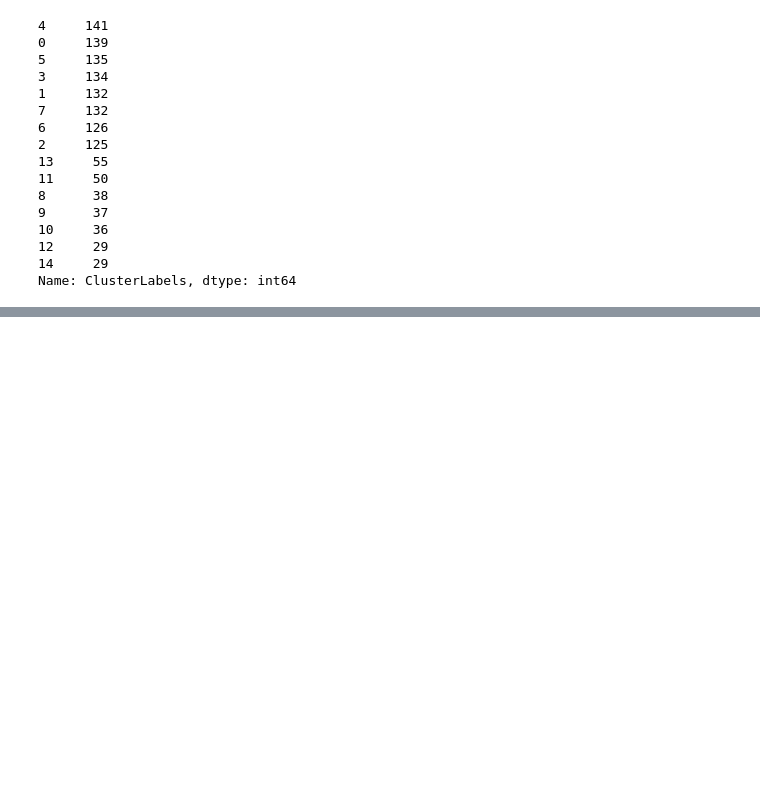
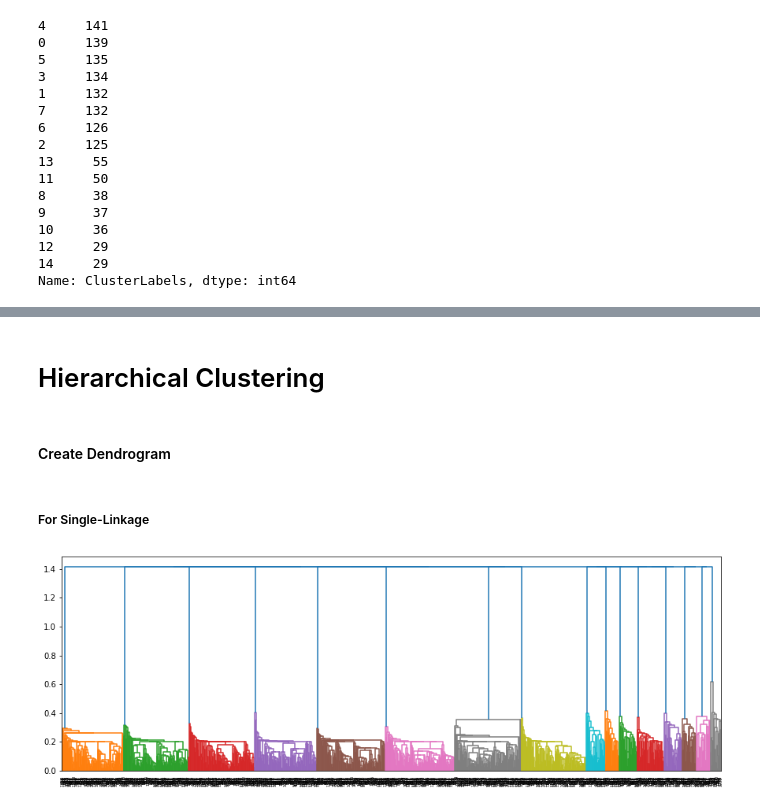
Before and after one commit to Sun-Chirawat/Senior-Project-CS, a Jupyter notebook: Modelling.ipynb, the cells around one changed output, grey strips where cells are left out. Cells and saved outputs as stored; diff of their text form; code cells hidden in the pictures; blank space fills up the shorter version.

Commit message:
Apply Hierarchical Clustering

```diff
--- a/Modelling.ipynb
+++ b/Modelling.ipynb
@@ -267,3 +275,18 @@ Centroid data:
 | 12 | 39.827586 | 29.983966 | 1.724138 | 30713.181419 | -5.551115e-17 | 1.000000e+00 | -1.110223e-16 | 1.000000e+00 | 2.775558e-17 | ... |
 | 13 | 40.054545 | 33.650000 | 1.036364 | 36029.839367 | -5.551115e-17 | 1.000000e+00 | -1.110223e-16 | 1.000000e+00 | 5.551115e-17 | ... |
 | 14 | 38.827586 | 28.296897 | 0.827586 | 29670.824946 | 1.000000e+00 | 1.110223e-16 | 0.000000e+00 | 1.000000e+00 | 2.775558e-17 | ... |
+# %% [markdown]
+# Hierarchical Clustering
+# %% [markdown]
+#### Create Dendrogram
+# %% [markdown]
+##### For Single-Linkage
+# %%
+from scipy.cluster import hierarchy
+import matplotlib.pyplot as plt
+
+plt.figure(figsize = (15, 5))
+dn = hierarchy.dendrogram(hierarchy.linkage(X, 'single'))
+plt.show()
+# %% [output]
+[figure, added]
```
Also changed, not shown: parts of 5 cells of this notebook.
